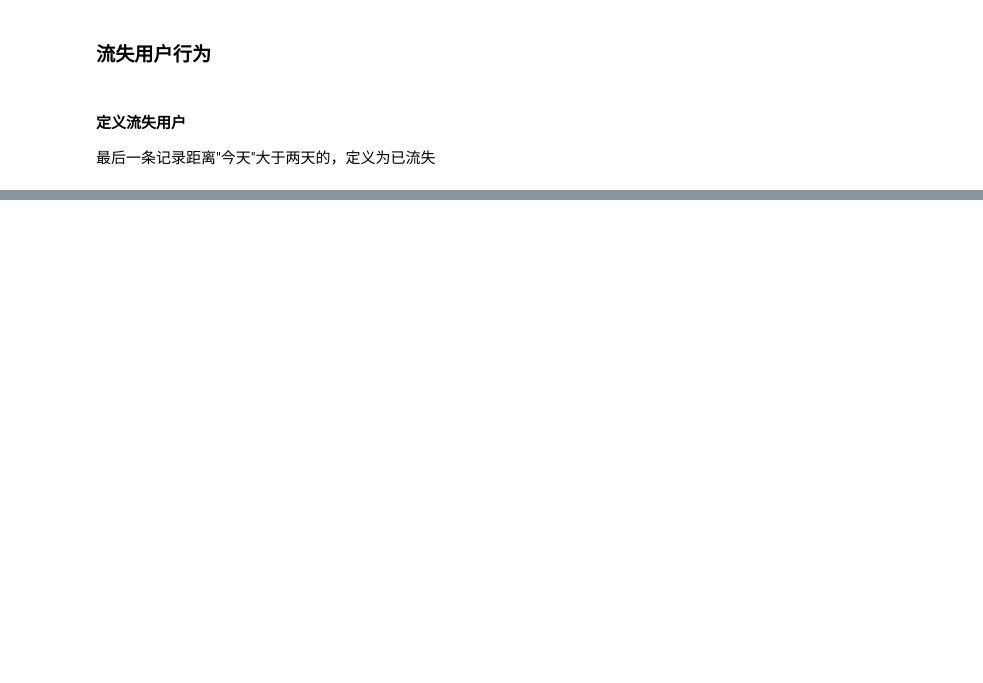
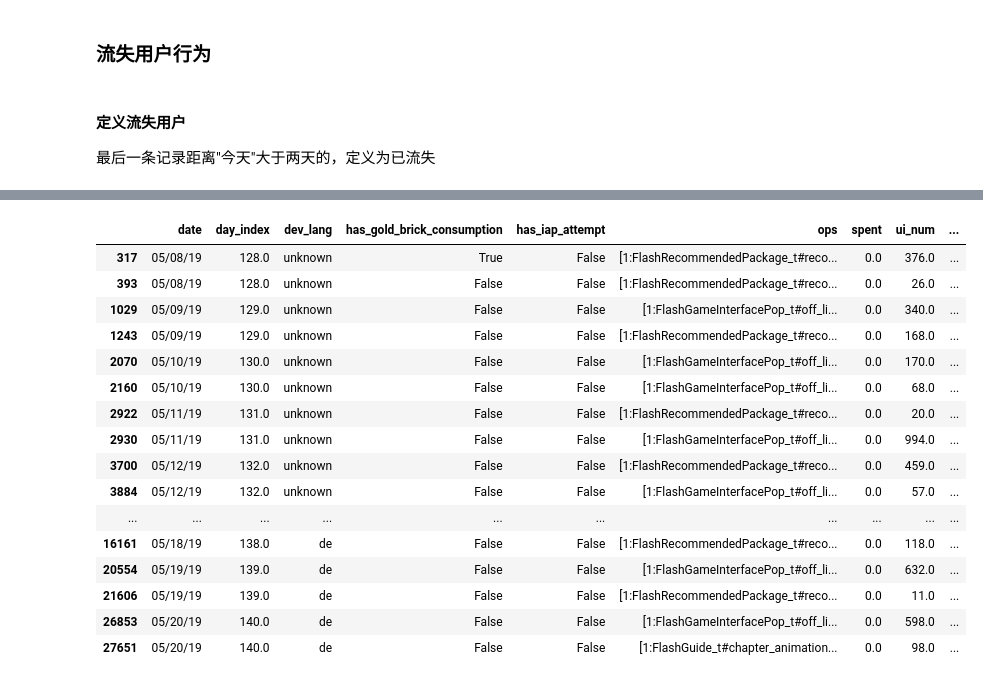
Before and after one commit to GuoQPro/user_operation_analysis, a Jupyter notebook: EOT_USER_OP_RECORD.ipynb, the cells around one changed output, grey strips where cells are left out. Saved outputs shown, nothing was run; the diff lists cells and outputs as text; code cells hidden in the pictures; blank space fills up the shorter version.

```diff
--- a/EOT_USER_OP_RECORD.ipynb
+++ b/EOT_USER_OP_RECORD.ipynb
@@ -543,0 +574,21 @@ for i in sample_list:
+# %%
+parsed_data.loc[parsed_data["user_id"]
+                                  == "5cadf9bfc15e00677f64d393"]
+# %% [output]
+|  | date | day_index | dev_lang | has_gold_brick_consumption | has_iap_attempt | ops | spent | ui_num | ... |
+| 317 | 05/08/19 | 128.0 | unknown | True | False | [1:FlashRecommendedPackage_t#reco... | 0.0 | 376.0 | ... |
+| 393 | 05/08/19 | 128.0 | unknown | False | False | [1:FlashRecommendedPackage_t#reco... | 0.0 | 26.0 | ... |
+| 1029 | 05/09/19 | 129.0 | unknown | False | False | [1:FlashGameInterfacePop_t#off_li... | 0.0 | 340.0 | ... |
+| 1243 | 05/09/19 | 129.0 | unknown | False | False | [1:FlashRecommendedPackage_t#reco... | 0.0 | 168.0 | ... |
+| 2070 | 05/10/19 | 130.0 | unknown | False | False | [1:FlashGameInterfacePop_t#off_li... | 0.0 | 170.0 | ... |
+| 2160 | 05/10/19 | 130.0 | unknown | False | False | [1:FlashGameInterfacePop_t#off_li... | 0.0 | 68.0 | ... |
+| 2922 | 05/11/19 | 131.0 | unknown | False | False | [1:FlashRecommendedPackage_t#reco... | 0.0 | 20.0 | ... |
+| 2930 | 05/11/19 | 131.0 | unknown | False | False | [1:FlashGameInterfacePop_t#off_li... | 0.0 | 994.0 | ... |
+| 3700 | 05/12/19 | 132.0 | unknown | False | False | [1:FlashRecommendedPackage_t#reco... | 0.0 | 459.0 | ... |
+| 3884 | 05/12/19 | 132.0 | unknown | False | False | [1:FlashGameInterfacePop_t#off_li... | 0.0 | 57.0 | ... |
+| ... | ... | ... | ... | ... | ... | ... | ... | ... | ... |
+| 16161 | 05/18/19 | 138.0 | de | False | False | [1:FlashRecommendedPackage_t#reco... | 0.0 | 118.0 | ... |
+| 20554 | 05/19/19 | 139.0 | de | False | False | [1:FlashGameInterfacePop_t#off_li... | 0.0 | 632.0 | ... |
+| 21606 | 05/19/19 | 139.0 | de | False | False | [1:FlashRecommendedPackage_t#reco... | 0.0 | 11.0 | ... |
+| 26853 | 05/20/19 | 140.0 | de | False | False | [1:FlashGameInterfacePop_t#off_li... | 0.0 | 598.0 | ... |
+| 27651 | 05/20/19 | 140.0 | de | False | False | [1:FlashGuide_t#chapter_animation... | 0.0 | 98.0 | ... |
```
Also changed, not shown: parts of 19 cells of this notebook.
